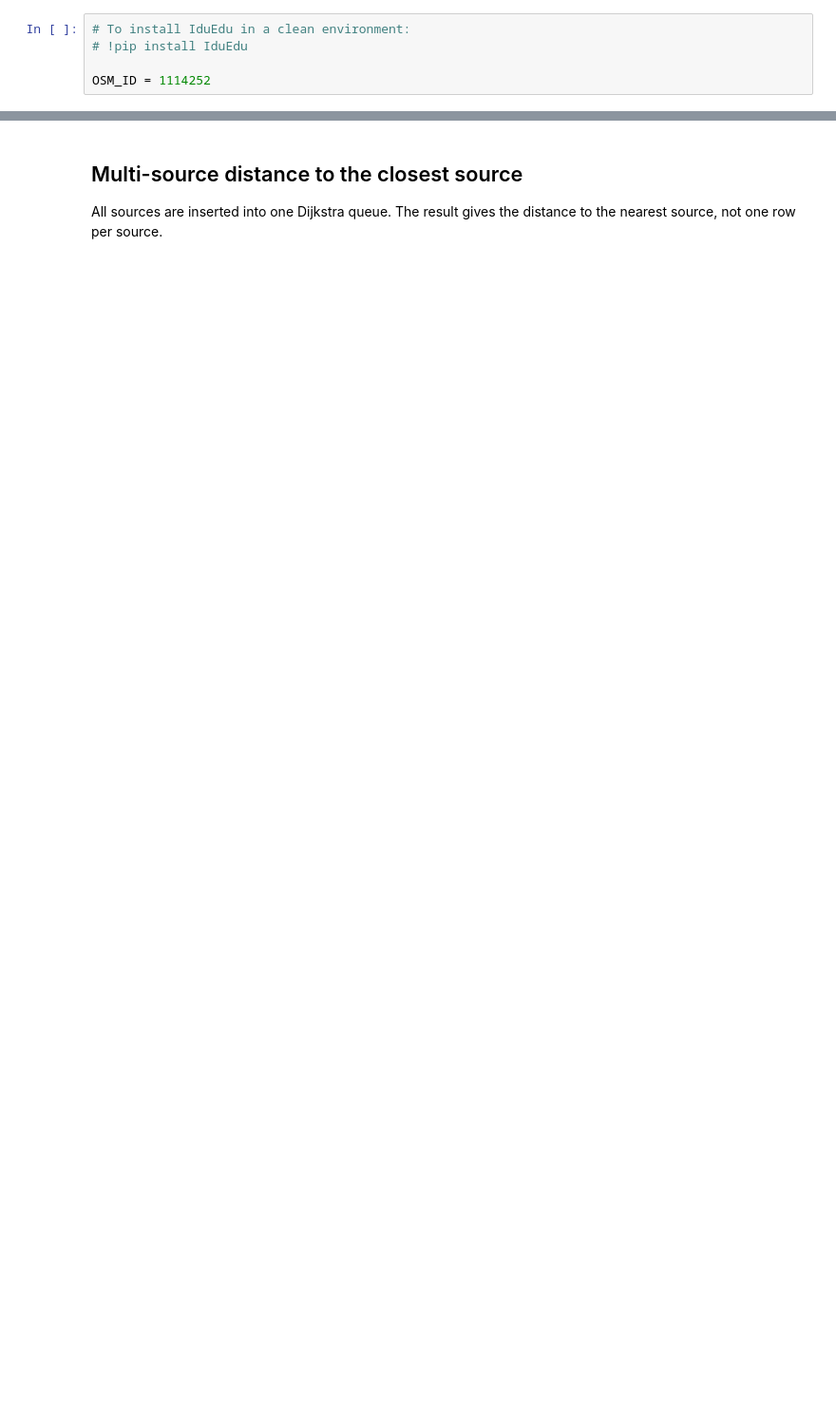
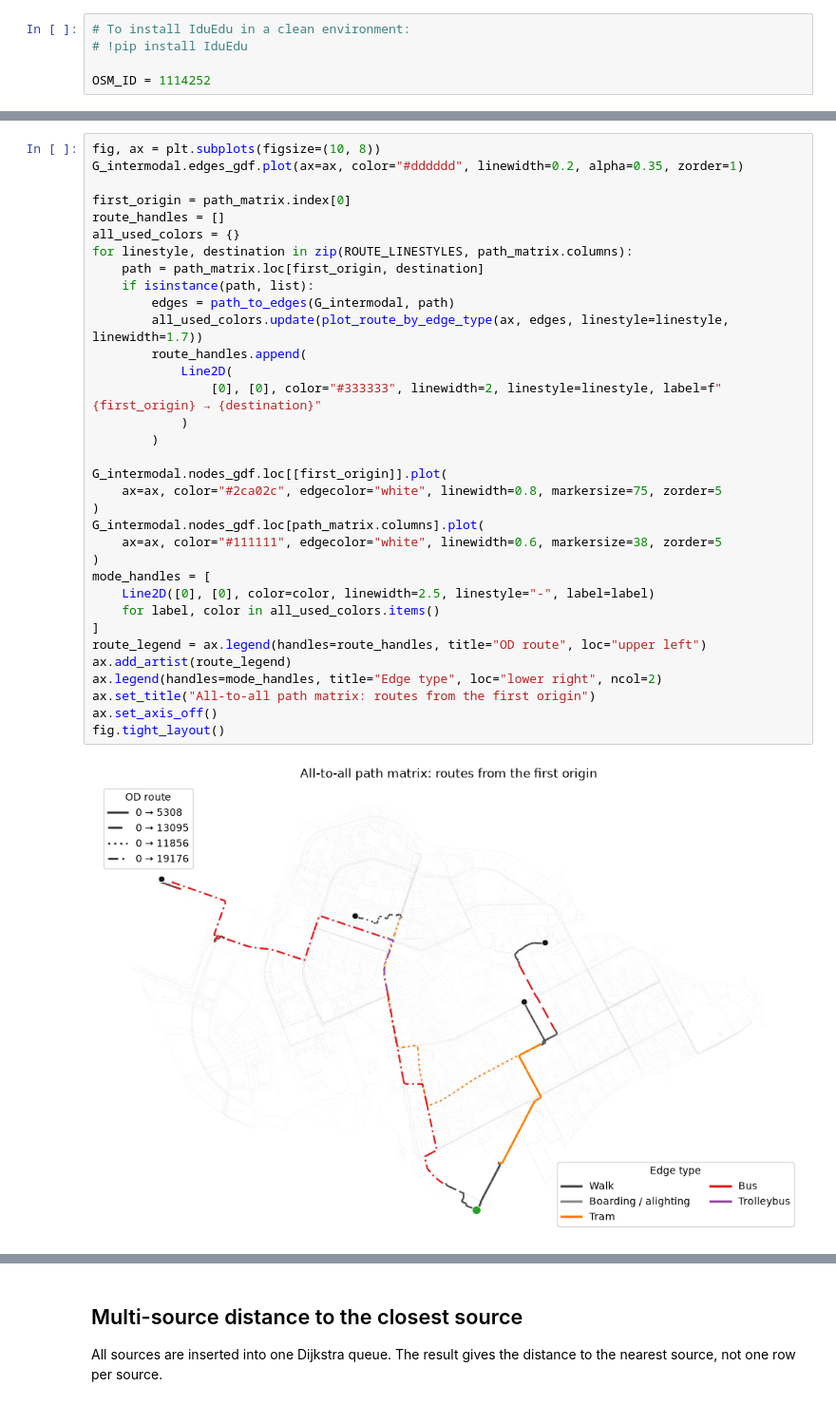
Before and after one commit to DDonnyy/IduEdu, a Jupyter notebook: docs/examples/shortest_paths.ipynb, the cells around one changed output, grey strips where cells are left out. Shown at 95% size. Drawn from its saved outputs; the diff is of its cells as text; blank space fills up the shorter version.

```diff
--- a/docs/examples/shortest_paths.ipynb
+++ b/docs/examples/shortest_paths.ipynb
@@ -23,3 +133,39 @@ print(sample_nodes)
+# %%
+fig, ax = plt.subplots(figsize=(10, 8))
+G_intermodal.edges_gdf.plot(ax=ax, color="#dddddd", linewidth=0.2, alpha=0.35, zorder=1)
+
+first_origin = path_matrix.index[0]
+route_handles = []
+all_used_colors = {}
+for linestyle, destination in zip(ROUTE_LINESTYLES, path_matrix.columns):
+    path = path_matrix.loc[first_origin, destination]
+    if isinstance(path, list):
+        edges = path_to_edges(G_intermodal, path)
+        all_used_colors.update(plot_route_by_edge_type(ax, edges, linestyle=linestyle, linewidth=1.7))
+        route_handles.append(
+            Line2D(
+                [0], [0], color="#333333", linewidth=2, linestyle=linestyle, label=f"{first_origin} → {destination}"
+            )
+        )
+
+G_intermodal.nodes_gdf.loc[[first_origin]].plot(
+    ax=ax, color="#2ca02c", edgecolor="white", linewidth=0.8, markersize=75, zorder=5
+)
+G_intermodal.nodes_gdf.loc[path_matrix.columns].plot(
+    ax=ax, color="#111111", edgecolor="white", linewidth=0.6, markersize=38, zorder=5
+)
+mode_handles = [
+    Line2D([0], [0], color=color, linewidth=2.5, linestyle="-", label=label)
+    for label, color in all_used_colors.items()
+]
+route_legend = ax.legend(handles=route_handles, title="OD route", loc="upper left")
+ax.add_artist(route_legend)
+ax.legend(handles=mode_handles, title="Edge type", loc="lower right", ncol=2)
+ax.set_title("All-to-all path matrix: routes from the first origin")
+ax.set_axis_off()
+fig.tight_layout()
+# %% [output]
+[figure, added]
 # %% [markdown]
 ## Single-source distances
 
```
Also changed, not shown: parts of 14 cells of this notebook, 12 other files.
